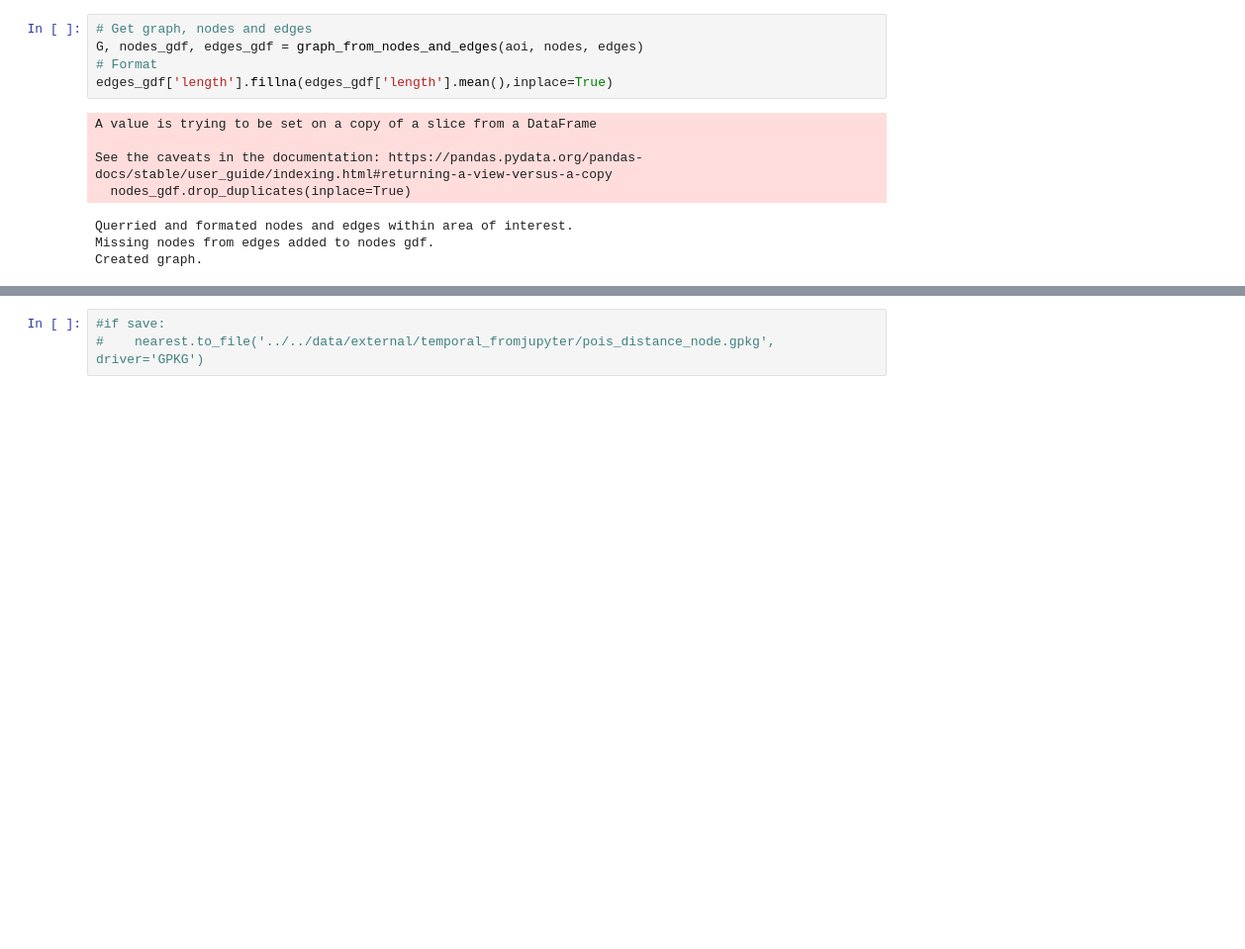
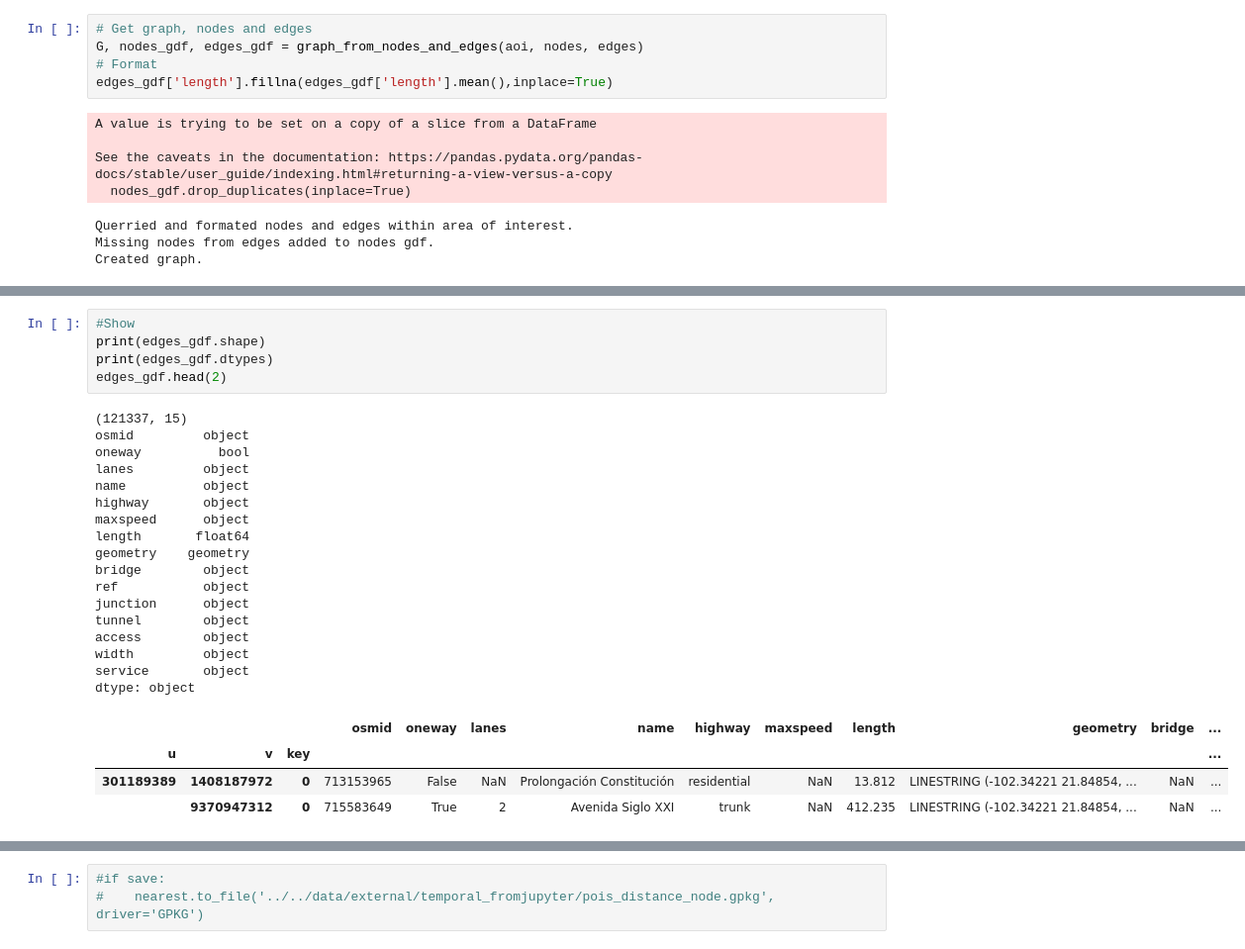
Before and after one commit to Observatorio-Ciudades/accesibilidad-urbana, a Jupyter notebook: notebooks/proximity_analysis_latam/prox_loading_osmnx 3 [Script 02_distance_amenities].ipynb, the cells around one changed output, grey strips where cells are left out. Shown at 99% size. Cells and saved outputs as stored; diff of their text form; blank space fills up the shorter version.

```diff
--- a/notebooks/proximity_analysis_latam/prox_loading_osmnx 3 [Script 02_distance_amenities].ipynb
+++ b/notebooks/proximity_analysis_latam/prox_loading_osmnx 3 [Script 02_distance_amenities].ipynb
@@ -228 +290,28 @@ Created graph.
+# %%
+#Show
+print(edges_gdf.shape)
+print(edges_gdf.dtypes)
+edges_gdf.head(2)
+# %% [output]
+(121337, 15)
+osmid         object
+oneway          bool
+lanes         object
+name          object
+highway       object
+maxspeed      object
+length       float64
+geometry    geometry
+bridge        object
+ref           object
+junction      object
+tunnel        object
+access        object
+width         object
+service       object
+dtype: object
+|  |  |  | osmid | oneway | lanes | name | highway | maxspeed | length | geometry | bridge | ... |
+| u | v | key |  |  |  |  |  |  |  |  |  | ... |
+| 301189389 | 1408187972 | 0 | 713153965 | False | NaN | Prolongación Constitución | residential | NaN | 13.812 | LINESTRING (-102.34221 21.84854, ... | NaN | ... |
+|  | 9370947312 | 0 | 715583649 | True | 2 | Avenida Siglo XXI | trunk | NaN | 412.235 | LINESTRING (-102.34221 21.84854, ... | NaN | ... |
 # %%
```
Also changed, not shown: parts of 37 cells of this notebook, 1 other file.
